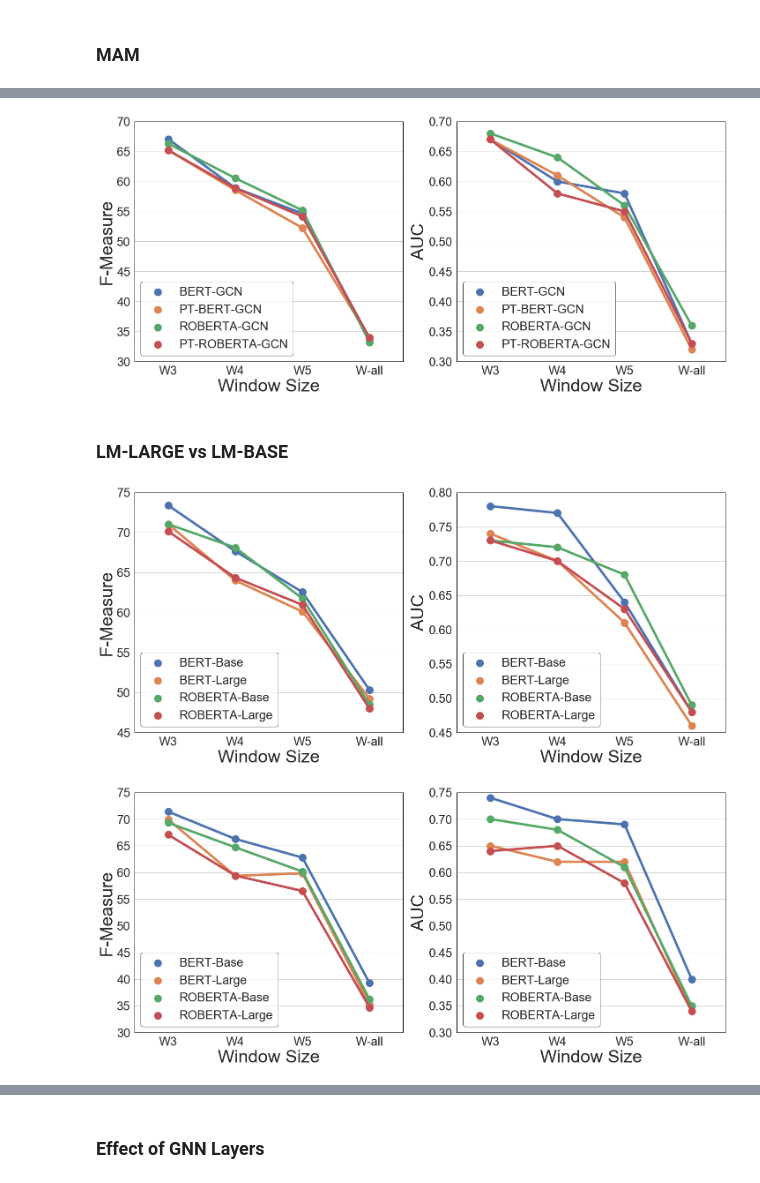
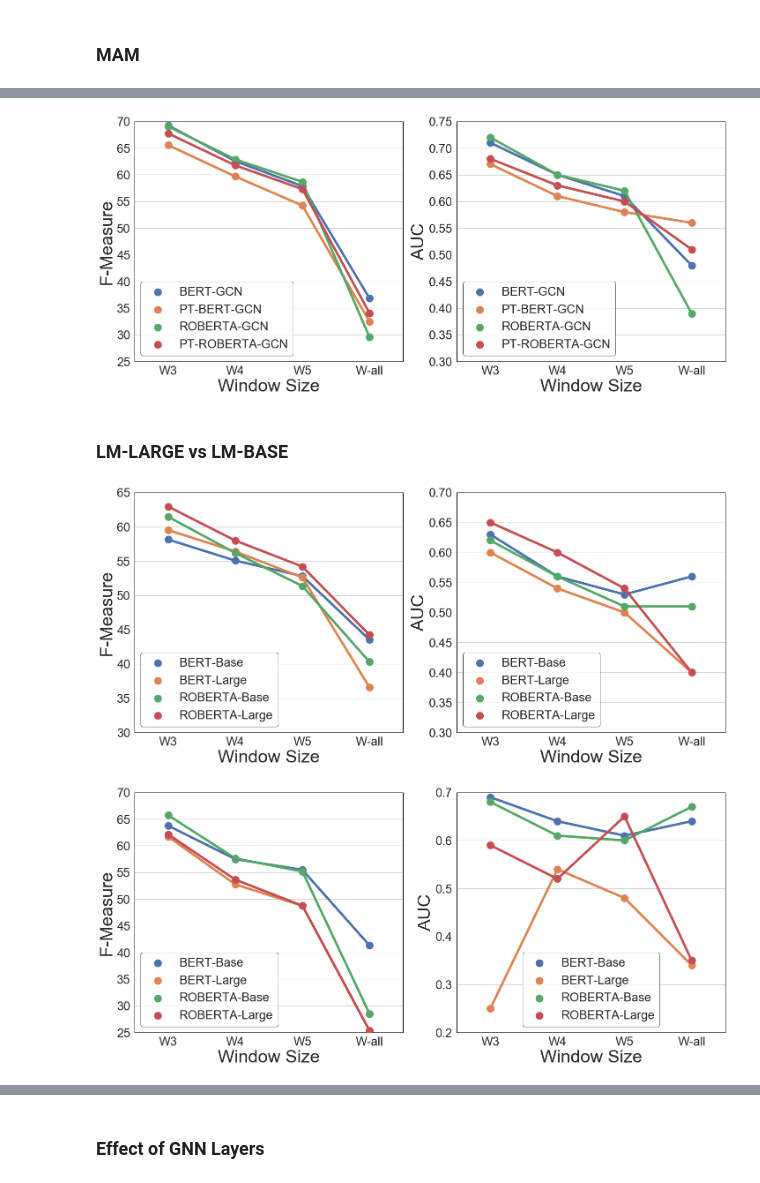
Before and after one commit to kuntalkumarpal/Python-cheat-sheets, a Jupyter notebook: Graphs_Python.ipynb, the cells around one changed output, grey strips where cells are left out. Drawn from its saved outputs; the diff is of its cells as text; code cells hidden in the pictures.

```diff
--- a/Graphs_Python.ipynb
+++ b/Graphs_Python.ipynb
@@ -995,10 +993,13 @@ sns.set(font_scale = 2.5,style="whitegrid",rc={"lines.linewidth": 3,"lines.color
 x = ['W-all','W5','W4','W3'][::-1]
 
 
-bert=[0.337929,0.546559,0.589076,0.670719]
-bert_pt = [0.338825,0.522571,0.585491,0.652117]
-roberta=[0.332175,0.551829,0.605455,0.663052]
-roberta_pt=[0.339608,0.541563,0.588652,0.652117]
+bert=[0.368359,0.578733,0.625412,0.692613]
+bert_pt = [0.324931,0.542445,0.596831,0.655607]
+roberta=[0.295724,0.58663,0.628875,0.690411]
+roberta_pt=[0.340781,0.573087,0.617586,0.677464]
+
+
+
 
 
 bert = [round(100*each,2) for each in bert][::-1]
@@ -1015,12 +1016,10 @@ f1_data = pd.DataFrame({
 ##------------------------------------------------------------------------------------------------------------
 
 
-bert=[0.33241,0.578609,0.601174,0.667557]
-bert_pt = [0.318272,0.539324,0.608245,0.669053]
-roberta=[0.357782,0.563792,0.644984,0.677692]
-roberta_pt=[0.333375,0.554268,0.579427,0.669053]
-
-
+bert=[0.475222,0.612222,0.654235,0.70751]
+bert_pt = [0.559011,0.582933,0.608685,0.665797]
+roberta=[0.391706,0.615013,0.652014,0.722126]
+roberta_pt=[0.511957,0.599376,0.633151,0.681354]
 
 
 
@@ -1044,8 +1043,8 @@ f, (ax) = plt.subplots(nrows=1, ncols=2, figsize=(24, 10))
 # print(ax)
 # for each in range(2):
 #     ax[each].set(ylim=(75, 91))
-ax[0].set(ylim=(30, 70))
-ax[1].set(ylim=(0.3, 0.7))
+ax[0].set(ylim=(25, 70))
+ax[1].set(ylim=(0.3, 0.75))
 # ax.grid(True)
 # sns.set_style("darkgrid")
 g1 = sns.pointplot(x='Window Size', y='F1-Score', hue='Models',
@@ -1074,7 +1073,7 @@ for e in range(2):
 #            ncol=4 , mode="expand", borderaxespad=0.0) #Common legend for all subplot
 f.savefig('CTF_ScratchvsPT_rev.png', bbox_extra_artists=(lgd,), bbox_inches='tight',dpi=300) # High resolution and also helps outside legend to not get cut off during saving
 # %% [output]
-[figure, old version]
+[figure, new version]
 # %% [markdown]
 ### LM-LARGE vs LM-BASE
 # %%
@@ -1089,10 +1088,13 @@ sns.set(font_scale = 2.5,style="whitegrid",rc={"lines.linewidth": 3,"lines.color
 x = ['W-all','W5','W4','W3'][::-1]
 
 
-bert=[0.503123,0.625382,0.676495,0.733756]
-bert_pt = [0.492308,0.601141,0.64,0.71028]
-roberta=[0.484787,0.617549,0.680982,0.710253]
-roberta_pt=[0.479666,0.609524,0.643467,0.701429]
+
+
+
+bert=[0.435233,0.527967,0.550633,0.58132]
+bert_pt = [0.365843,0.526038,0.563871,0.595078]
+roberta=[0.402913,0.513455,0.561717,0.614458]
+roberta_pt=[0.442221,0.541899,0.579752,0.629359]
 
 
 bert = [round(100*each,2) for each in bert][::-1]
@@ -1110,10 +1112,13 @@ f1_data = pd.DataFrame({
 
 
 
-bert=[0.480124,0.64042,0.772575,0.78059]
-bert_pt = [0.46032,0.610634,0.704037,0.739811]
-roberta=[0.490212,0.679478,0.718011,0.733753]
-roberta_pt=[0.484253,0.628729,0.702614,0.730509]
+
+
+
+bert=[0.558026,0.527397,0.558108,0.631217]
+bert_pt = [0.401978,0.49942,0.54409,0.603275]
+roberta=[0.505591,0.514585,0.560865,0.623316]
+roberta_pt=[0.396277,0.53661,0.601245,0.645562]
 
 bert = [round(each,2) for each in bert][::-1]
 bert_pt = [round(each,2) for each in bert_pt][::-1]
@@ -1135,8 +1140,8 @@ f, (ax) = plt.subplots(nrows=1, ncols=2, figsize=(24, 10))
 # print(ax)
 # for each in range(2):
 #     ax[each].set(ylim=(75, 91))
-ax[0].set(ylim=(45, 75))
-ax[1].set(ylim=(0.45, 0.8))
+ax[0].set(ylim=(30, 65))
+ax[1].set(ylim=(0.3, 0.7))
 # ax.grid(True)
 # sns.set_style("darkgrid")
 g1 = sns.pointplot(x='Window Size', y='F1-Score', hue='Models',
@@ -1165,7 +1170,7 @@ for e in range(2):
 #            ncol=4 , mode="expand", borderaxespad=0.0) #Common legend for all subplot
 f.savefig('COR_BasevsLarge_rev.png', bbox_extra_artists=(lgd,), bbox_inches='tight',dpi=300) # High resolution and also helps outside legend to not get cut off during saving
 # %% [output]
-[figure, old version]
+[figure, new version]
 # %%
 # MAM writeup
 %matplotlib inline
@@ -1178,10 +1183,13 @@ sns.set(font_scale = 2.5,style="whitegrid",rc={"lines.linewidth": 3,"lines.color
 x = ['W-all','W5','W4','W3'][::-1]
 
 
-bert=[0.392597,0.627864,0.662768,0.714]
-bert_pt = [0.352772,0.598432,0.593654,0.699312]
-roberta=[0.362236,0.601747,0.647137,0.693165]
-roberta_pt=[0.347032,0.565328,0.59407,0.670812]
+
+
+
+bert=[0.41316,0.55493,0.574963,0.637555]
+bert_pt = [0.253372,0.487585,0.527582,0.617067]
+roberta=[0.285101,0.551835,0.576371,0.657343]
+roberta_pt=[0.253372,0.487585,0.536479,0.621359]
 
 
 bert = [round(100*each,2) for each in bert][::-1]
@@ -1198,10 +1206,10 @@ f1_data = pd.DataFrame({
 ##------------------------------------------------------------------------------------------------------------
 
 
-bert=[0.395073,0.685821,0.70482,0.740474]
-bert_pt = [0.335961,0.622448,0.624851,0.647198]
-roberta=[0.345684,0.612382,0.682368,0.704426]
-roberta_pt=[0.337017,0.581154,0.645095,0.637712]
+bert=[0.644646,0.613725,0.636194,0.688787]
+bert_pt = [0.336187,0.477891,0.536901,0.253372]
+roberta=[0.671771,0.602518,0.609912,0.680247]
+roberta_pt=[0.352887,0.651649,0.515423,0.585837]
 
 bert = [round(each,2) for each in bert][::-1]
 bert_pt = [round(each,2) for each in bert_pt][::-1]
@@ -1223,37 +1231,37 @@ f, (ax) = plt.subplots(nrows=1, ncols=2, figsize=(24, 10))
 # print(ax)
 # for each in range(2):
 #     ax[each].set(ylim=(75, 91))
-ax[0].set(ylim=(30, 75))
-ax[1].set(ylim=(0.3, 0.75))
+ax[0].set(ylim=(25, 70))
+ax[1].set(ylim=(0.20, 0.7))
 # ax.grid(True)
 # sns.set_style("darkgrid")
 g1 = sns.pointplot(x='Window Size', y='F1-Score', hue='Models',
               data=pd.melt(f1_data, ['Window Size'],var_name="Models",value_name="F1-Score"),ax=ax[0],markers="o")
 g2 = sns.pointplot(x='Window Size', y='AUC', hue='Models',
               data=pd.melt(f2_data, ['Window Size'],var_name="Models",value_name="AUC"),ax=ax[1],markers="o") #markers = ['s','D','d','+','o']
 # g1.legend_.remove()
 # g2.legend_.remove()
 # g3.legend_.remove()
 
 handles, labels = ax[1].get_legend_handles_labels()#Common legend for all subplot
 
 ylabels = ["F-Measure", "AUC"]
 for e in range(2):
     ax[e].set_xlabel("Window Size",fontsize=40)
     ax[e].set_ylabel(ylabels[e],fontsize=40)
 #     leg = ax[e].legend(markerscale=2.0)
     ax[e].legend().get_frame().set_linewidth(7)
     ax[e].legend().get_frame().set_edgecolor('black')
     for axis in ['top','bottom','left','right']:
         ax[e].spines[axis].set_linewidth(1)
         ax[e].spines[axis].set_color('black')
 
 #x0,y0, width, height
 # lgd = f.legend(handles, labels,markerscale=5.0,bbox_to_anchor=(0.06, 0.91, 0.78, .05), loc='right',
 #            ncol=4 , mode="expand", borderaxespad=0.0) #Common legend for all subplot
 f.savefig('MAM_BasevsLarge_rev.png', bbox_extra_artists=(lgd,), bbox_inches='tight',dpi=300) # High resolution and also helps outside legend to not get cut off during saving
 # %% [output]
-[figure, old version]
+[figure, new version]
 # %%
 # CTF writeup
 %matplotlib inline
```
Also changed, not shown: parts of 13 cells of this notebook.
